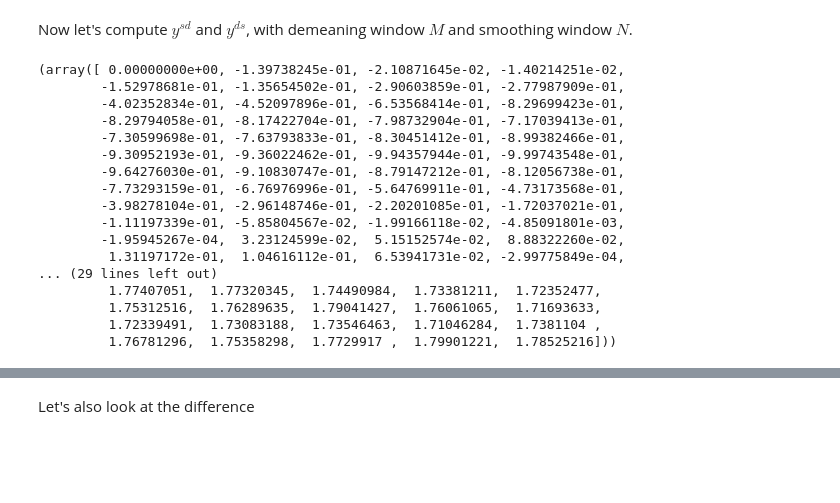
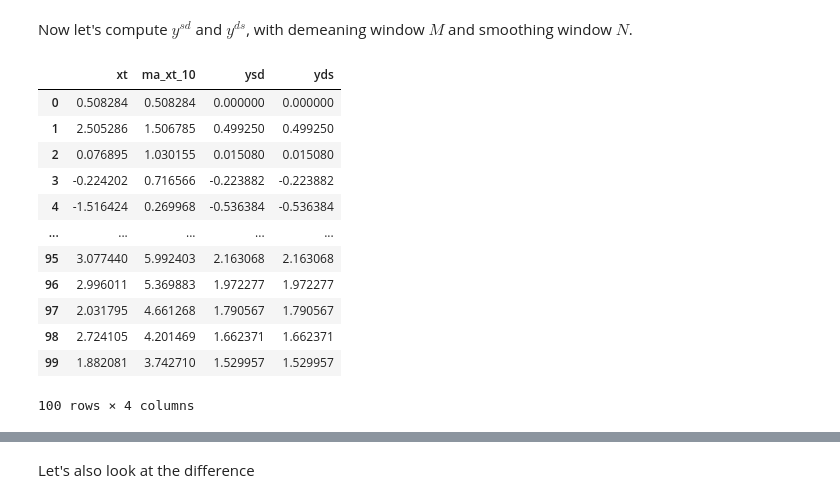
Before and after one commit to mhsnjvd/jupyter_notebooks, a Jupyter notebook: smoothing_demean.ipynb, the cells around one changed output, grey strips where cells are left out. Saved outputs shown, nothing was run; the diff lists cells and outputs as text; code cells hidden in the pictures; blank space fills up the shorter version.

```diff
--- a/smoothing_demean.ipynb
+++ b/smoothing_demean.ipynb
@@ -146,0 +134,3 @@ x, ma_x
+# %%
+df = pd.DataFrame({'xt': x, f'ma_xt_{M}': ma_x})
+df.head(M+10)
@@ -161,26 +169,24 @@ MA = lambda x, M: np.flipud(moving_average_matrix(n, M) @ np.flipud(x))
 M, N = 30, 40
 ysd = MA(x - MA(x, M), N)
 yds = MA(x, N) - MA(MA(x, N), M)
-# %%
-ysd, yds
-# %% [output]
-(array([ 0.00000000e+00, -1.39738245e-01, -2.10871645e-02, -1.40214251e-02,
-        -1.52978681e-01, -1.35654502e-01, -2.90603859e-01, -2.77987909e-01,
-        -4.02352834e-01, -4.52097896e-01, -6.53568414e-01, -8.29699423e-01,
-        -8.29794058e-01, -8.17422704e-01, -7.98732904e-01, -7.17039413e-01,
-        -7.30599698e-01, -7.63793833e-01, -8.30451412e-01, -8.99382466e-01,
-        -9.30952193e-01, -9.36022462e-01, -9.94357944e-01, -9.99743548e-01,
-        -9.64276030e-01, -9.10830747e-01, -8.79147212e-01, -8.12056738e-01,
-        -7.73293159e-01, -6.76976996e-01, -5.64769911e-01, -4.73173568e-01,
-        -3.98278104e-01, -2.96148746e-01, -2.20201085e-01, -1.72037021e-01,
-        -1.11197339e-01, -5.85804567e-02, -1.99166118e-02, -4.85091801e-03,
-        -1.95945267e-04,  3.23124599e-02,  5.15152574e-02,  8.88322260e-02,
-         1.31197172e-01,  1.04616112e-01,  6.53941731e-02, -2.99775849e-04,
-... (29 lines left out)
-         1.77407051,  1.77320345,  1.74490984,  1.73381211,  1.72352477,
-         1.75312516,  1.76289635,  1.79041427,  1.76061065,  1.71693633,
-         1.72339491,  1.73083188,  1.73546463,  1.71046284,  1.7381104 ,
-         1.76781296,  1.75358298,  1.7729917 ,  1.79901221,  1.78525216]))
+# %%
+df['ysd'] = ysd
+df['yds'] = yds
+df
+# %% [output]
+|  | xt | ma_xt_10 | ysd | yds |
+| 0 | 0.508284 | 0.508284 | 0.000000 | 0.000000 |
+| 1 | 2.505286 | 1.506785 | 0.499250 | 0.499250 |
+| 2 | 0.076895 | 1.030155 | 0.015080 | 0.015080 |
+| 3 | -0.224202 | 0.716566 | -0.223882 | -0.223882 |
+| 4 | -1.516424 | 0.269968 | -0.536384 | -0.536384 |
+| ... | ... | ... | ... | ... |
+| 95 | 3.077440 | 5.992403 | 2.163068 | 2.163068 |
+| 96 | 2.996011 | 5.369883 | 1.972277 | 1.972277 |
+| 97 | 2.031795 | 4.661268 | 1.790567 | 1.790567 |
+| 98 | 2.724105 | 4.201469 | 1.662371 | 1.662371 |
+| 99 | 1.882081 | 3.742710 | 1.529957 | 1.529957 |
+100 rows × 4 columns
 # %%
 plt.figure(figsize=FS)
 plt.plot(np.arange(n), ysd, 'r-.', np.arange(n), yds, 'b-o')
```
Also changed, not shown: parts of 9 cells of this notebook.
